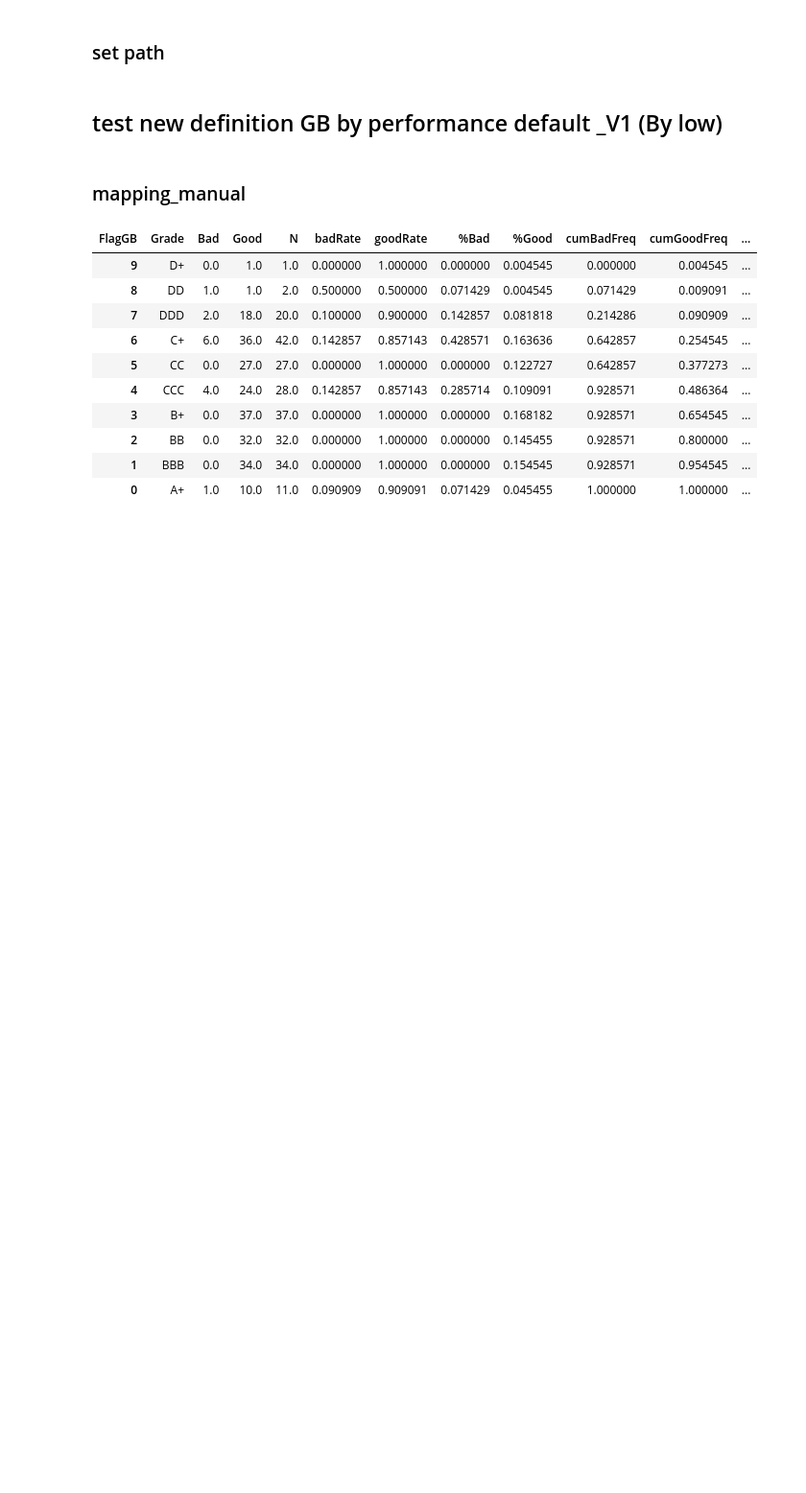
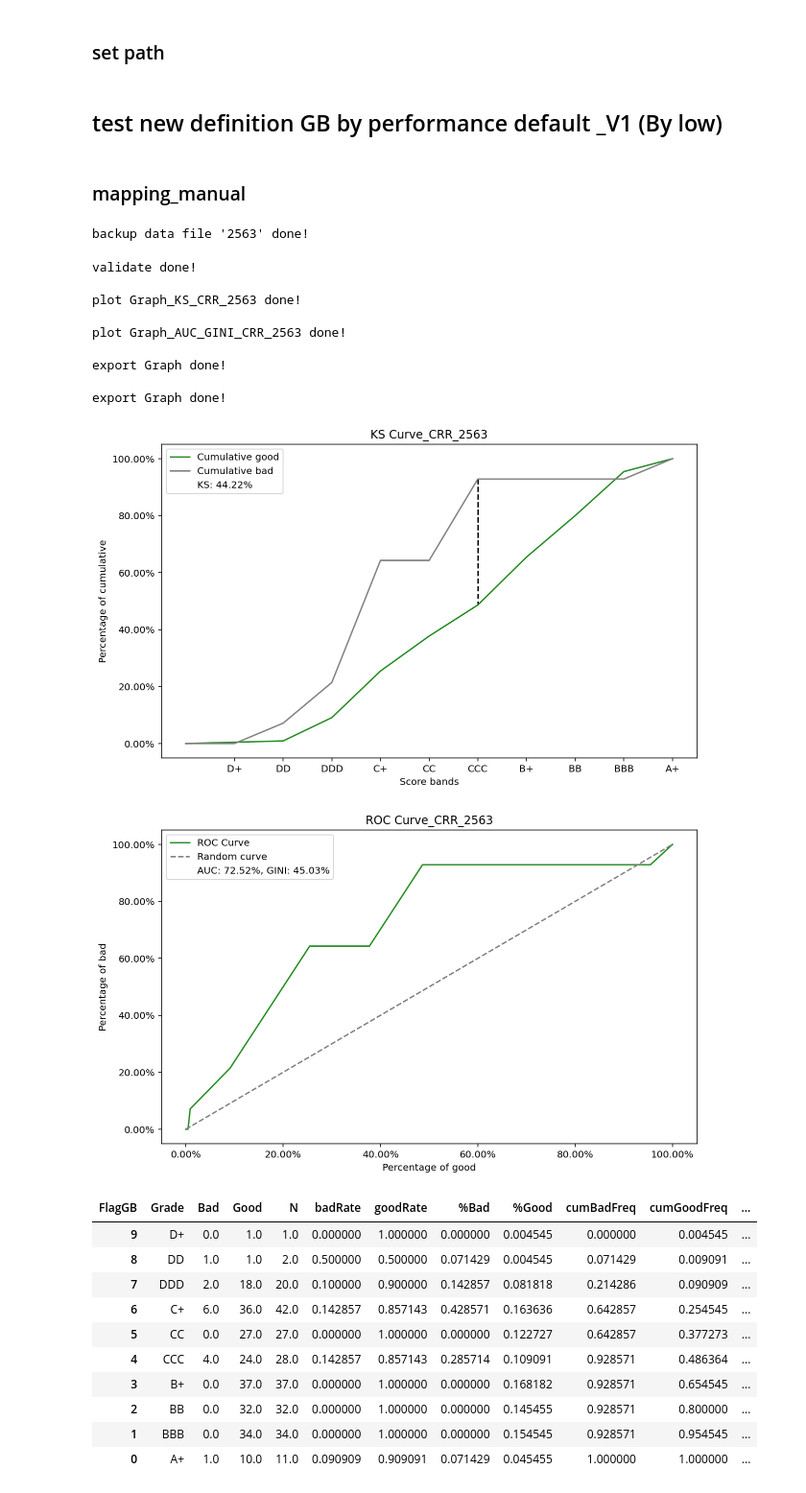
Before and after one commit to Taecpy/CRR-validate, a Jupyter notebook: CRR_validate.ipynb, the cells around one changed output. Shown: that part at 96% size. Drawn from its saved outputs; the diff is of its cells as text; code cells hidden in the pictures; blank space fills up the shorter version.

Commit message:
validata 2563 done

```diff
--- a/CRR_validate.ipynb
+++ b/CRR_validate.ipynb
@@ -87,6 +87,7 @@ for i in cust_id:
         df_list.append(df_i)
 df_P = pd.concat(df_list)
 df_P= df_P.groupby('CUST_ID')[['FlagDef']].sum()
-df_P['FlagGB'] = df_['FlagDef'].apply(lambda x : 'Good' if x == 0 else 'Bad')
+df_P['FlagGB'] = df_P['FlagDef'].apply(lambda x : 'Good' if x == 0 else 'Bad')
 # %%
-df_A = data_main.merge(df_P,how='left',on='CUST_ID')
+df_2563 = data_main.merge(df_P,how='left',on='CUST_ID')
+df_2563.dropna(subset=['FlagGB'],inplace=True)
@@ -95,5 +94,7 @@ df_A.dropna(subset=['FlagGB'],inplace=True)
-# %%
-df_2563 = df_A
+# %%
+backupdata(df_2563,'2563')
+# %% [output]
+backup data file '2563' done!
 # %%
 df_2563['Grade'].isna().value_counts()
 df_2563.groupby(['Grade']).count()
@@ -106,6 +107,24 @@ df_sCRR_2563.loc[df_sCRR_2563['Grade']=='sc+','Grade'] = 'sC+'
 df_sCRR_2563 = df_sCRR_2563[~(df_sCRR_2563['Grade']=='SS')]
 #df_sCRR_2563[['Grade','Good','Bad']].groupby(['Grade']).sum()
 # %%
-t = pd.pivot_table(df_CRR_2563, values='CUST_ID', index=['Grade'],columns=['FlagGB'], aggfunc='count')
-t.reset_index(inplace=True)
-t.set_index([pd.Index([0,3,2,1,6,5,4,9,8,7])],inplace = True)
+CRR_2563 = pd.pivot_table(df_CRR_2563, values='CUST_ID', index=['Grade'],columns=['FlagGB'], aggfunc='count')
+CRR_2563.reset_index(inplace=True)
+CRR_2563.set_index([pd.Index([0,3,2,1,6,5,4,9,8,7])],inplace = True)
+CRR_2563.fillna(0,inplace=True)
+CRR_2563 =  validate(CRR_2563)
+KS_CRR_2563 = plot_KS(CRR_2563)
+AUC_GINI_CRR_2563 = plot_AUC_GINI(CRR_2563)
+export_Graph(KS_CRR_2563)
+export_Graph(AUC_GINI_CRR_2563)
+# %% [output]
+validate done!
+
+plot Graph_KS_CRR_2563 done!
+
+plot Graph_AUC_GINI_CRR_2563 done!
+
+export Graph done!
+
+export Graph done!
+[figure, added]
+[figure, added]
```
Also changed, not shown: parts of 9 cells of this notebook.
